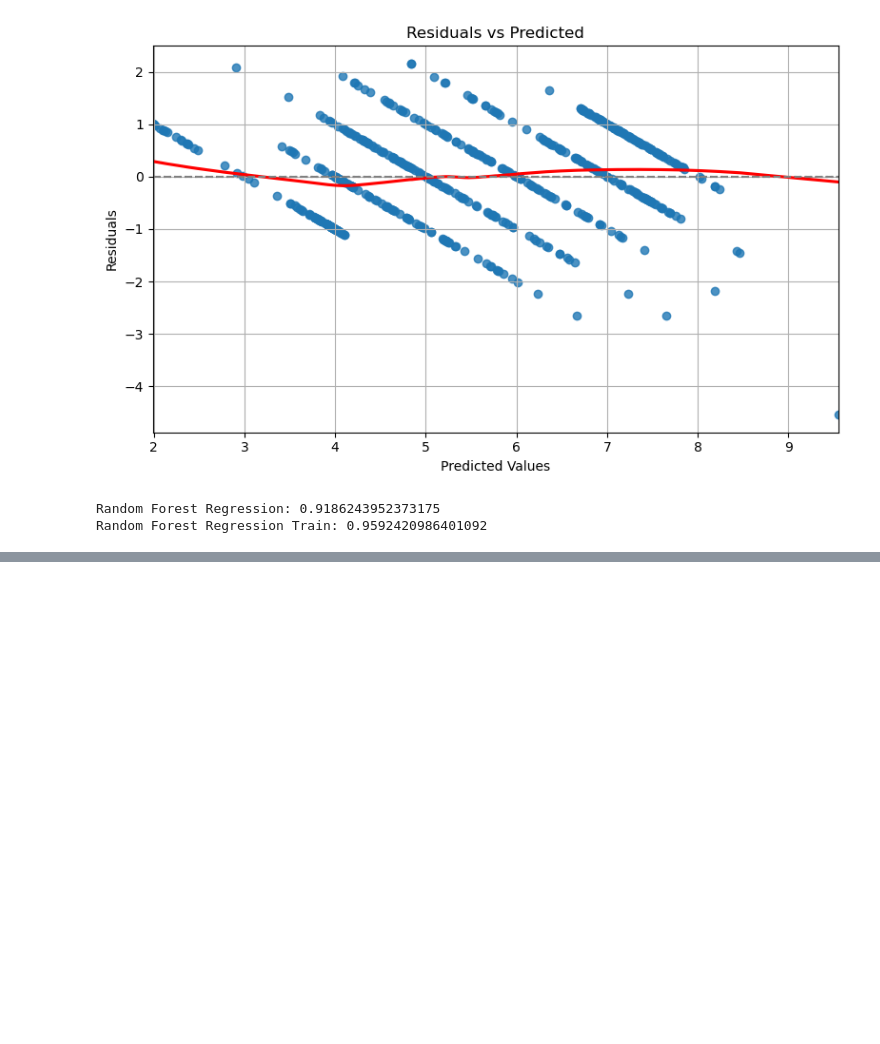
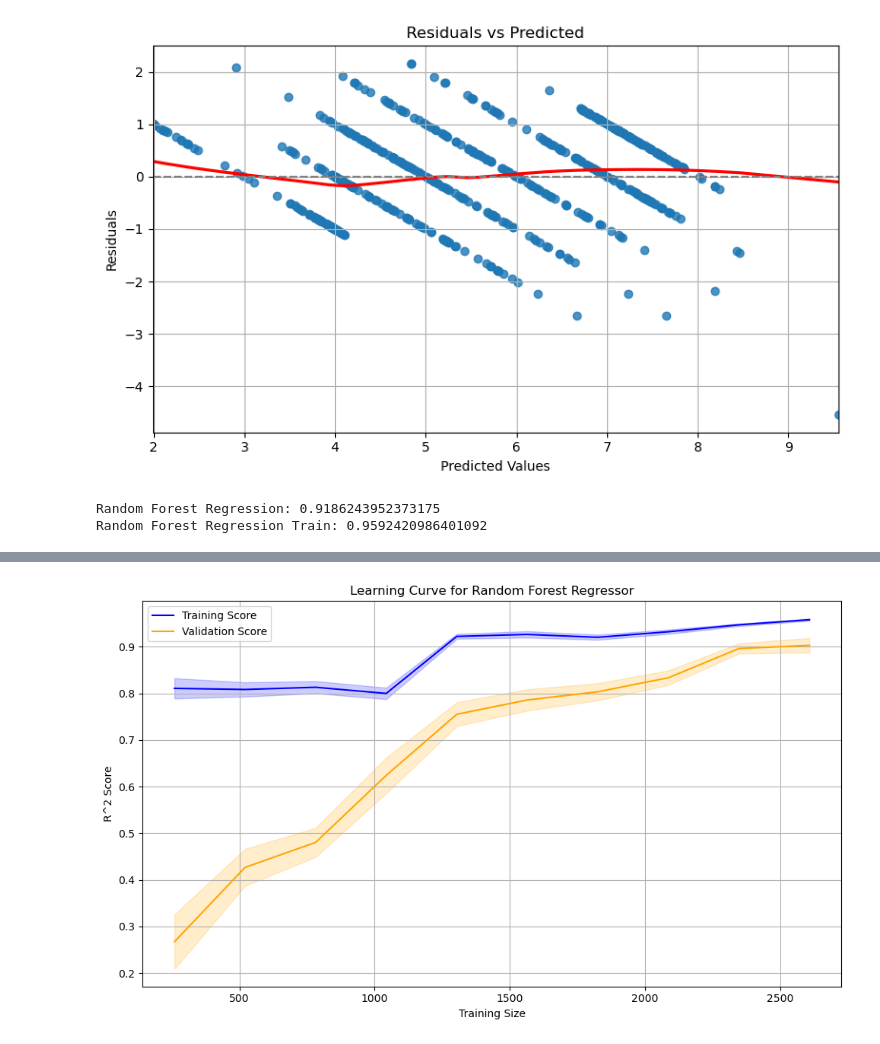
Before and after one commit to marcel0501/Wine, a Jupyter notebook: Project.ipynb, the cells around one changed output, grey strips where cells are left out. Drawn from its saved outputs; the diff is of its cells as text; code cells hidden in the pictures; blank space fills up the shorter version.

```diff
--- a/Project.ipynb
+++ b/Project.ipynb
@@ -129,0 +145,7 @@ Random Forest Regression Train: 0.9592420986401092
+# %%
+# Perform 10-fold cross-validation
+cv = RepeatedKFold(n_splits=10, n_repeats=3, random_state=42)
+scores = model_selection.cross_val_score(RFreg, X_scaled, y_resampled, scoring='r2', cv=cv, n_jobs=-1)
+print("Cross-Validation R^2 Scores:", scores)
+print("Mean Cross-Validation R^2 Score:", np.mean(scores))
+print(f"Standard deviation of cross-validation scores: {np.std(scores)}")
@@ -129,0 +160,23 @@ Random Forest Regression Train: 0.9592420986401092
+# %%
+train_sizes, train_scores, val_scores = model_selection.learning_curve(RFreg, X_scaled, y_resampled, cv=cv, n_jobs=-1, train_sizes=np.linspace(0.1, 1.0, 10), scoring='r2')
+train_scores_mean = np.mean(train_scores, axis=1)
+train_scores_std = np.std(train_scores, axis=1)
+val_mean = np.mean(val_scores, axis=1)
+val_std = np.std(val_scores, axis=1)
+
+# Plot learning curve
+plt.figure(figsize=(10, 6))
+plt.plot(train_sizes, train_scores_mean, label='Training Score', color='blue')
+plt.plot(train_sizes, val_mean, label='Validation Score', color='orange')
+
+plt.fill_between(train_sizes, train_scores_mean - train_scores_std, train_scores_mean + train_scores_std, color='blue', alpha=0.2)
+plt.fill_between(train_sizes, val_mean - val_std, val_mean + val_std, color='orange', alpha=0.2)
+plt.title('Learning Curve for Random Forest Regressor')
+plt.xlabel('Training Size')
+plt.ylabel('R^2 Score')
+plt.legend()
+plt.grid(True)
+plt.tight_layout()
+plt.show()
+# %% [output]
+[figure, added]
```
Also changed, not shown: parts of 3 cells of this notebook.
